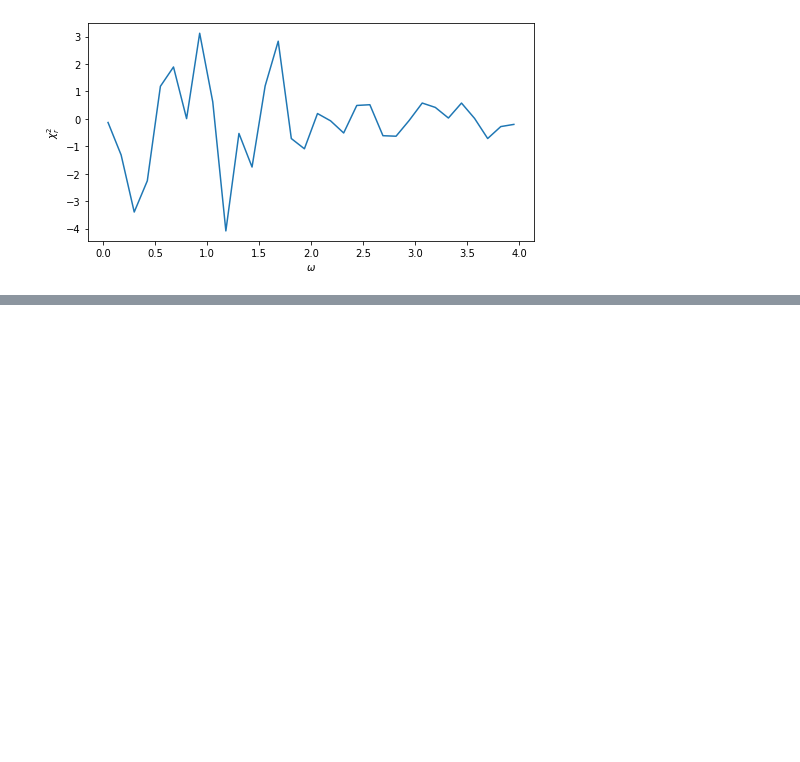
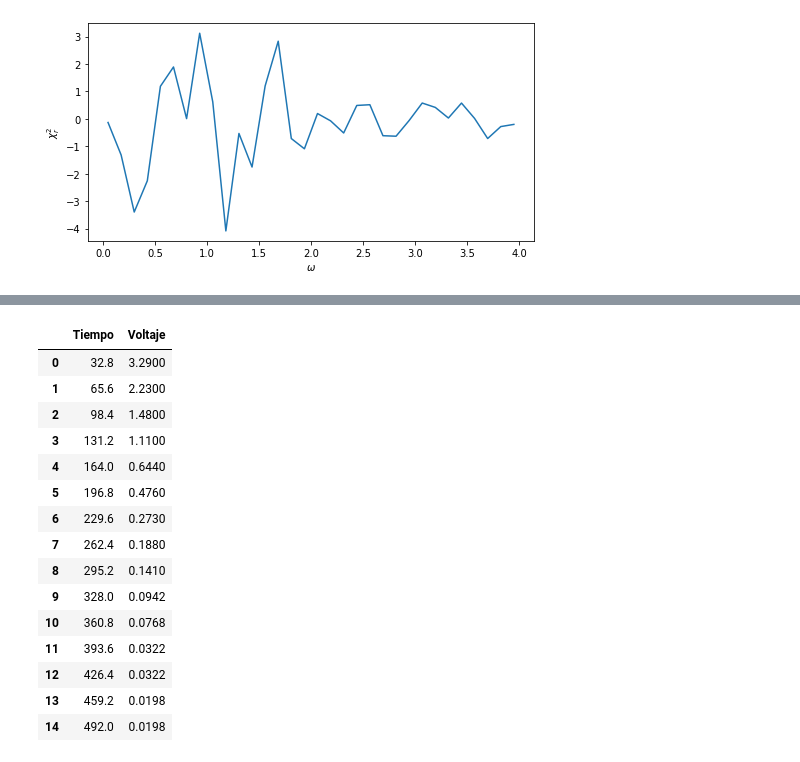
Before and after one commit to SEB91QA/Python-Exercises, a Jupyter notebook: Exercises_8.ipynb, the cells around one changed output, grey strips where cells are left out. Cells and saved outputs as stored; diff of their text form; code cells hidden in the pictures; blank space fills up the shorter version.

```diff
--- a/Exercises_8.ipynb
+++ b/Exercises_8.ipynb
@@ -632,0 +659,23 @@ Text(0, 0.5, '$\\chi_{r}^2$')
+# %%
+data = {'Tiempo': t, 'Voltaje': V }
+
+dataexv = pd.DataFrame(data)
+# %%
+dataexv
+# %% [output]
+|  | Tiempo | Voltaje |
+| 0 | 32.8 | 3.2900 |
+| 1 | 65.6 | 2.2300 |
+| 2 | 98.4 | 1.4800 |
+| 3 | 131.2 | 1.1100 |
+| 4 | 164.0 | 0.6440 |
+| 5 | 196.8 | 0.4760 |
+| 6 | 229.6 | 0.2730 |
+| 7 | 262.4 | 0.1880 |
+| 8 | 295.2 | 0.1410 |
+| 9 | 328.0 | 0.0942 |
+| 10 | 360.8 | 0.0768 |
+| 11 | 393.6 | 0.0322 |
+| 12 | 426.4 | 0.0322 |
+| 13 | 459.2 | 0.0198 |
+| 14 | 492.0 | 0.0198 |
```
Also changed, not shown: parts of 5 cells of this notebook, 5 other files.
